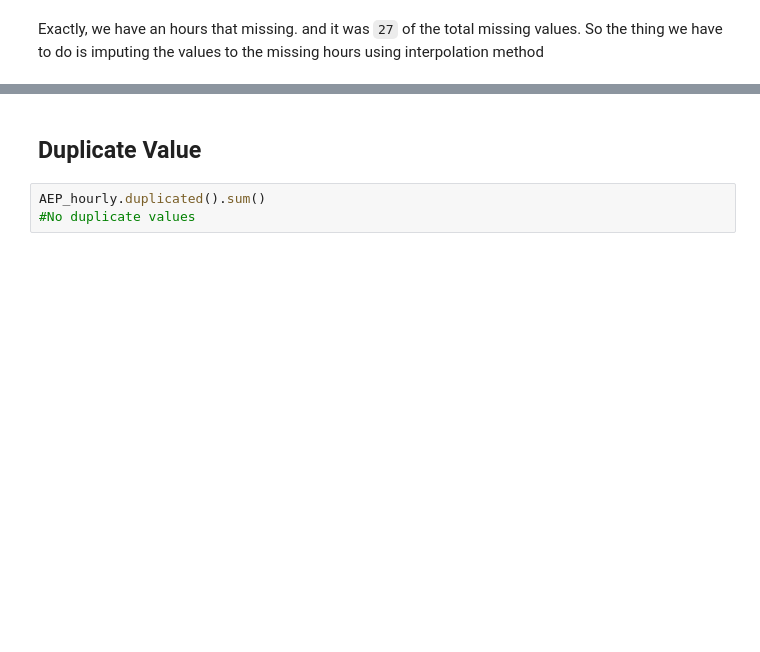
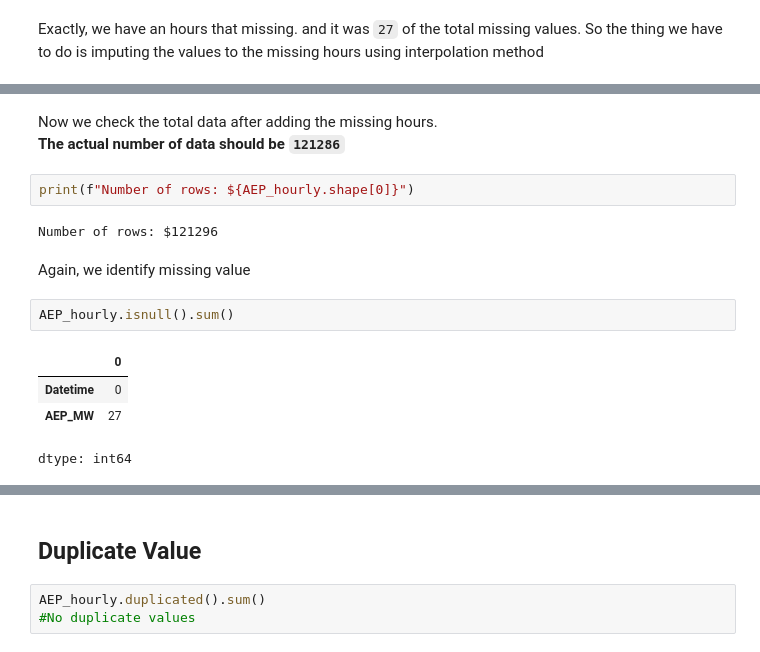
Before and after one commit to sayid-alt/AEP-Hourly-Energy-Consumption-Prediction, a Jupyter notebook: Analysis.ipynb, the cells around one changed output, grey strips where cells are left out. Drawn from its saved outputs; the diff is of its cells as text; blank space fills up the shorter version.

```diff
--- a/Analysis.ipynb
+++ b/Analysis.ipynb
@@ -170,0 +205,16 @@ Exactly, we have an hours that missing. and it was `27` of the total missing val
+# %% [markdown]
+Now we check the total data after adding the missing hours. <br>
+__The actual number of data should be `121286`__
+# %%
+print(f"Number of rows: ${AEP_hourly.shape[0]}")
+# %% [output]
+Number of rows: $121296
+# %% [markdown]
+Again, we identify missing value
+# %%
+AEP_hourly.isnull().sum()
+# %% [output]
+|  | 0 |
+| Datetime | 0 |
+| AEP_MW | 27 |
+dtype: int64
```
Also changed, not shown: parts of 6 cells of this notebook.
